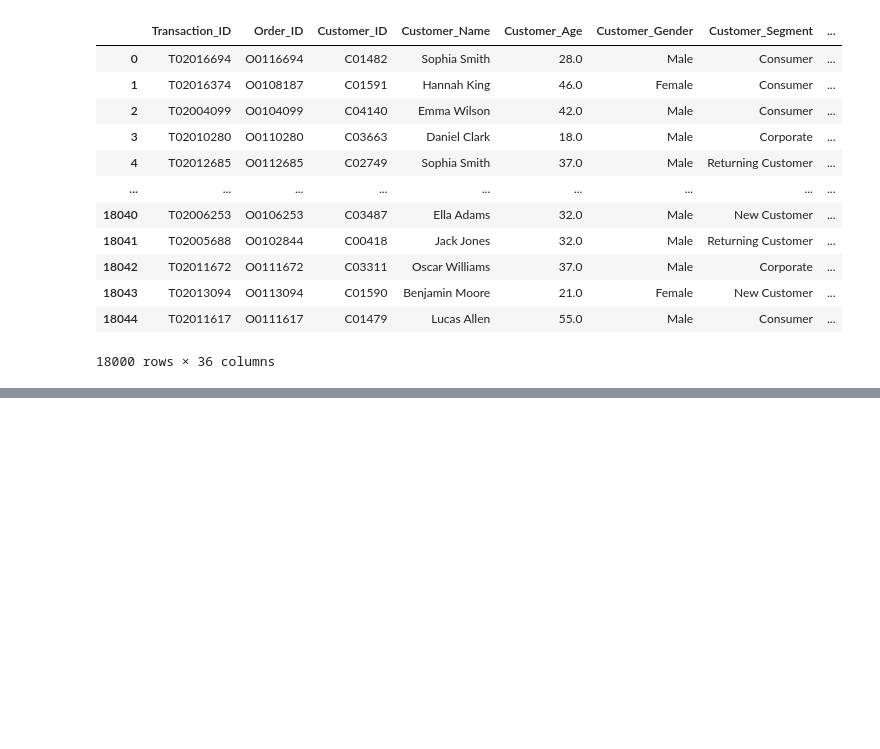
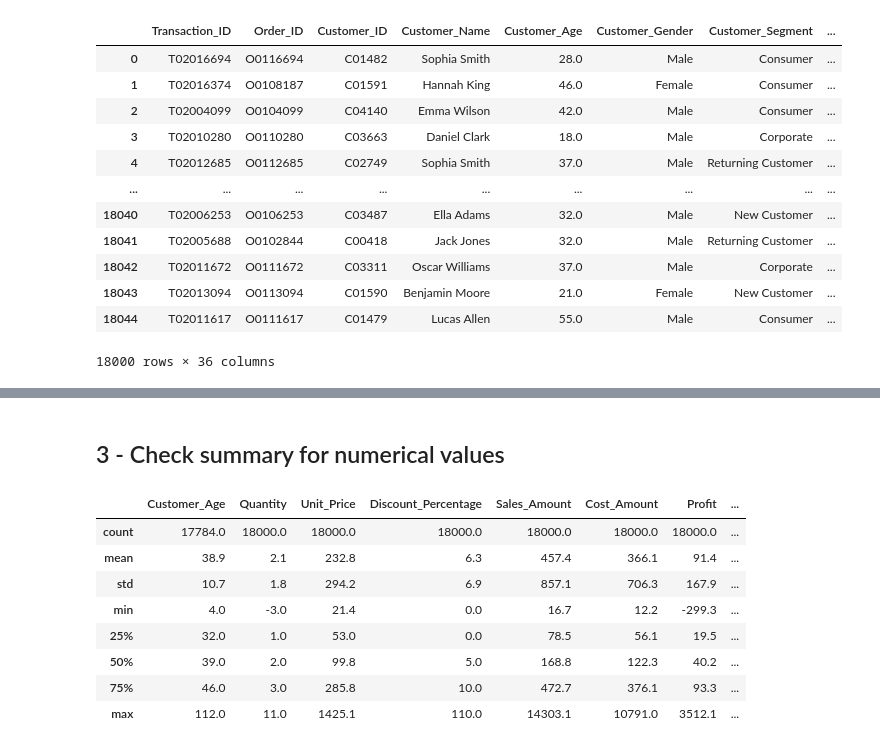
Before and after one commit to ahmesho0-commits/Retail-Project, a Jupyter notebook: Retail_Project.ipynb, the cells around one changed output, grey strips where cells are left out. Drawn from its saved outputs; the diff is of its cells as text; code cells hidden in the pictures; blank space fills up the shorter version.

```diff
--- a/Retail_Project.ipynb
+++ b/Retail_Project.ipynb
@@ -104,0 +122,14 @@ df
+# %% [markdown]
+## 3 - Check summary for numerical values
+# %%
+df.describe().round(1)
+# %% [output]
+|  | Customer_Age | Quantity | Unit_Price | Discount_Percentage | Sales_Amount | Cost_Amount | Profit | ... |
+| count | 17784.0 | 18000.0 | 18000.0 | 18000.0 | 18000.0 | 18000.0 | 18000.0 | ... |
+| mean | 38.9 | 2.1 | 232.8 | 6.3 | 457.4 | 366.1 | 91.4 | ... |
+| std | 10.7 | 1.8 | 294.2 | 6.9 | 857.1 | 706.3 | 167.9 | ... |
+| min | 4.0 | -3.0 | 21.4 | 0.0 | 16.7 | 12.2 | -299.3 | ... |
+| 25% | 32.0 | 1.0 | 53.0 | 0.0 | 78.5 | 56.1 | 19.5 | ... |
+| 50% | 39.0 | 2.0 | 99.8 | 5.0 | 168.8 | 122.3 | 40.2 | ... |
+| 75% | 46.0 | 3.0 | 285.8 | 10.0 | 472.7 | 376.1 | 93.3 | ... |
+| max | 112.0 | 11.0 | 1425.1 | 110.0 | 14303.1 | 10791.0 | 3512.1 | ... |
```
Also changed, not shown: parts of 8 cells of this notebook, 1 other file.
